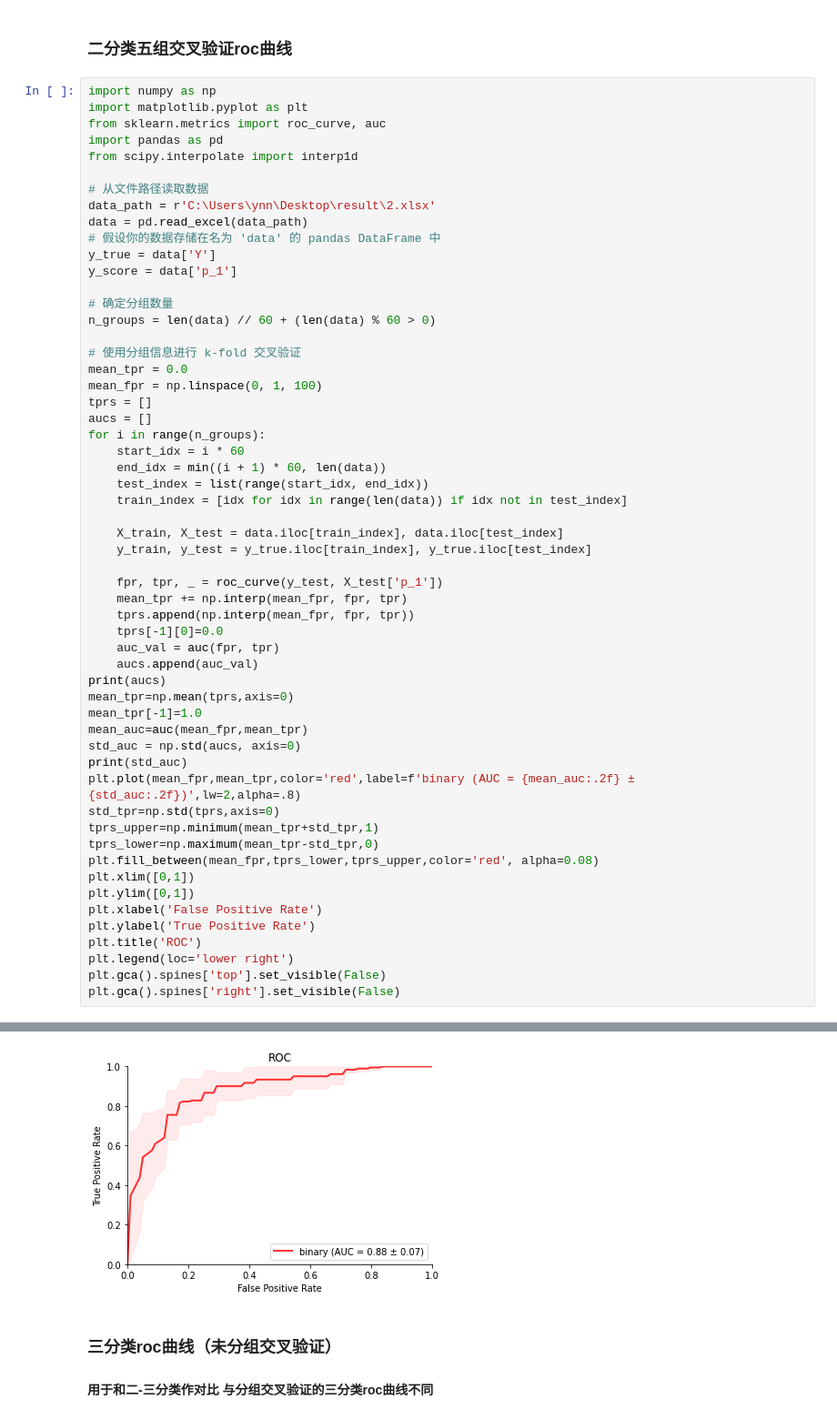
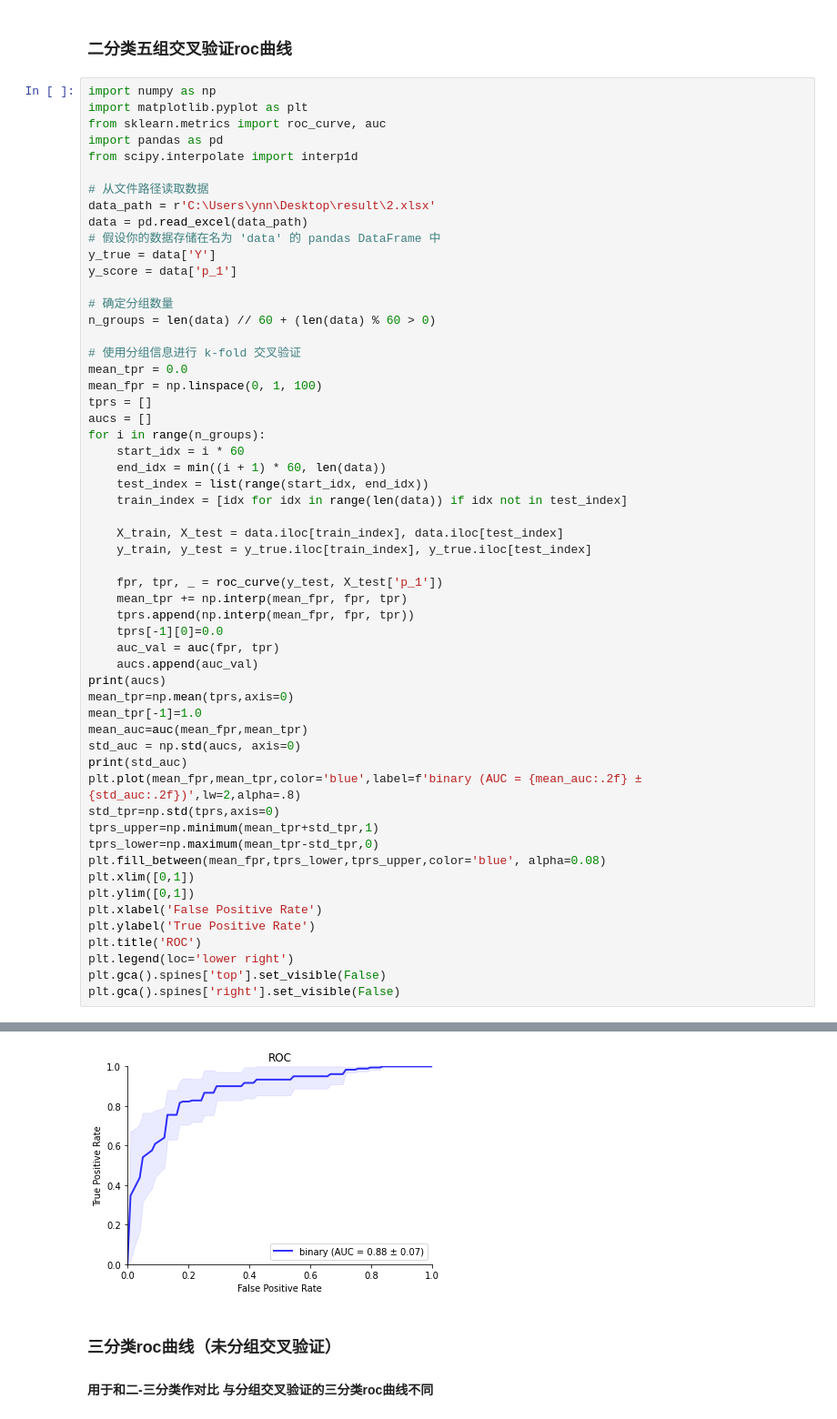
Before and after one commit to Noirombre/result, a Jupyter notebook: roc.ipynb, the cells around one changed output, grey strips where cells are left out. Shown at 91% size. Cells and saved outputs as stored; diff of their text form.

```diff
--- a/roc.ipynb
+++ b/roc.ipynb
@@ -30,36 +30,36 @@ for i in range(n_groups):
 
     X_train, X_test = data.iloc[train_index], data.iloc[test_index]
     y_train, y_test = y_true.iloc[train_index], y_true.iloc[test_index]
 
     fpr, tpr, _ = roc_curve(y_test, X_test['p_1'])
     mean_tpr += np.interp(mean_fpr, fpr, tpr)
     tprs.append(np.interp(mean_fpr, fpr, tpr))
     tprs[-1][0]=0.0
     auc_val = auc(fpr, tpr)
     aucs.append(auc_val)
 print(aucs)
 mean_tpr=np.mean(tprs,axis=0)
 mean_tpr[-1]=1.0
 mean_auc=auc(mean_fpr,mean_tpr)
 std_auc = np.std(aucs, axis=0)
 print(std_auc)
-plt.plot(mean_fpr,mean_tpr,color='red',label=f'binary (AUC = {mean_auc:.2f} ± {std_auc:.2f})',lw=2,alpha=.8)
+plt.plot(mean_fpr,mean_tpr,color='blue',label=f'binary (AUC = {mean_auc:.2f} ± {std_auc:.2f})',lw=2,alpha=.8)
 std_tpr=np.std(tprs,axis=0)
 tprs_upper=np.minimum(mean_tpr+std_tpr,1)
 tprs_lower=np.maximum(mean_tpr-std_tpr,0)
-plt.fill_between(mean_fpr,tprs_lower,tprs_upper,color='red', alpha=0.08)
+plt.fill_between(mean_fpr,tprs_lower,tprs_upper,color='blue', alpha=0.08)
 plt.xlim([0,1])
 plt.ylim([0,1])
 plt.xlabel('False Positive Rate')
 plt.ylabel('True Positive Rate')
 plt.title('ROC')
 plt.legend(loc='lower right')
 plt.gca().spines['top'].set_visible(False)
 plt.gca().spines['right'].set_visible(False)
 # %% [output]
 [0.7824074074074074, 0.8877314814814814, 0.8616898148148149, 0.8773148148148148, 0.9907773386034255]
 0.06663059437101806
-[figure, old version]
+[figure, new version]
 # %% [markdown]
 ### 三分类roc曲线（未分组交叉验证）
 #### 用于和二-三分类作对比 与分组交叉验证的三分类roc曲线不同
```
Also changed, not shown: parts of 2 cells of this notebook, 2 other files.
